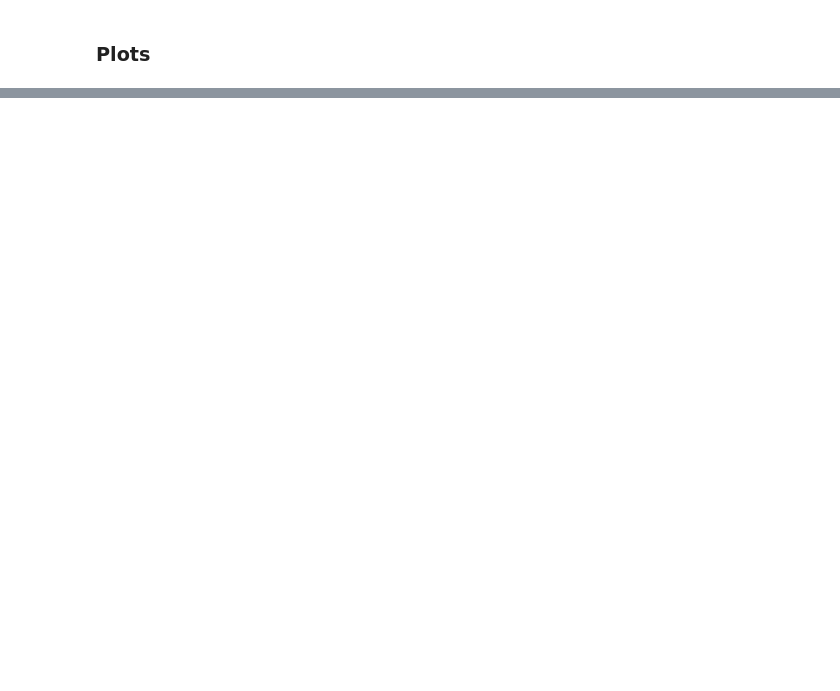
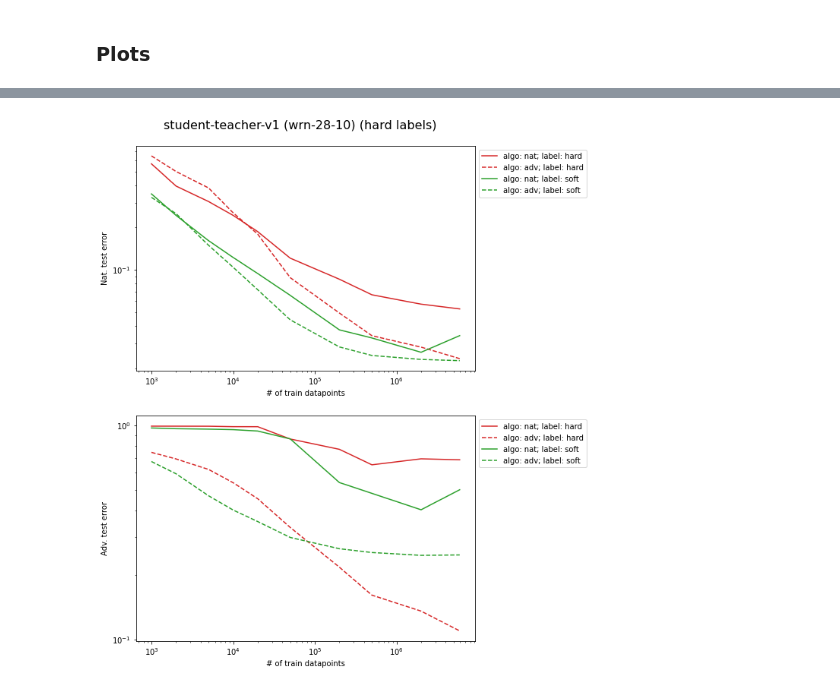
Before and after one commit to ed1d1a8d/scaling, a Jupyter notebook: notebooks/ax/cifar-student-teacher.ipynb, the cells around one changed output, grey strips where cells are left out. Drawn from its saved outputs; the diff is of its cells as text; code cells hidden in the pictures; blank space fills up the shorter version.

```diff
--- a/notebooks/ax/cifar-student-teacher.ipynb
+++ b/notebooks/ax/cifar-student-teacher.ipynb
@@ -148,31 +160,33 @@ for use_softmax, color in zip((False, True), colors):
         linestyle = "--" if adv_train else "solid"
 
         plt.subplot(2, 1, 1)
         plt.plot(
             cdf.n_train,
             1 - cdf.test_acc_nat,
             label=f"algo: {algo_tag}; label: {label_tag}",
             color=color,
             linestyle=linestyle,
         )
 
         plt.xscale("log")
         plt.yscale("log")
         plt.xlabel("# of train datapoints")
         plt.ylabel("Nat. test error")
         plt.legend(loc="upper left", bbox_to_anchor=(1, 1))
 
         plt.subplot(2, 1, 2)
         plt.plot(
             cdf.n_train,
-            1 - cdf.test_acc_adv,
+            (1 - cdf.test_acc_adv_hardattack) if use_softmax else (1 - cdf.test_acc_adv),
             label=f"algo: {algo_tag}; label: {label_tag}",
             color=color,
             linestyle=linestyle,
         )
 
         plt.xscale("log")
         plt.yscale("log")
         plt.xlabel("# of train datapoints")
         plt.ylabel("Adv. test error")
         plt.legend(loc="upper left", bbox_to_anchor=(1, 1))
+# %% [output]
+[figure, added]
```
Also changed, not shown: parts of 4 cells of this notebook.
